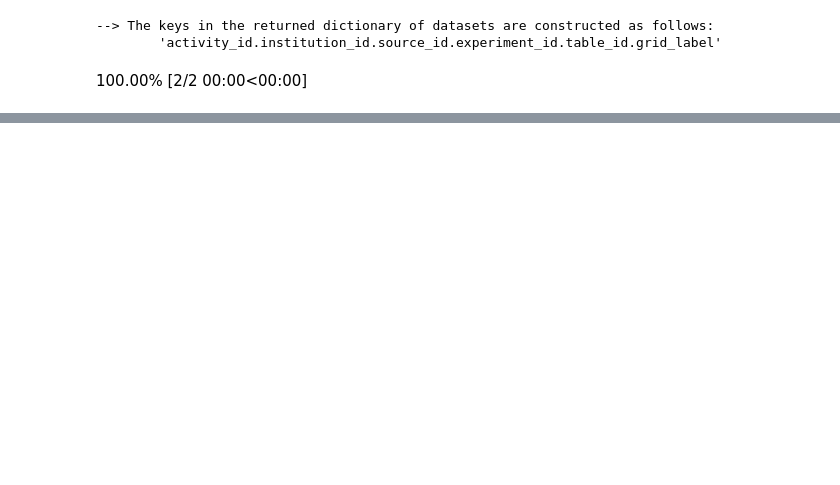
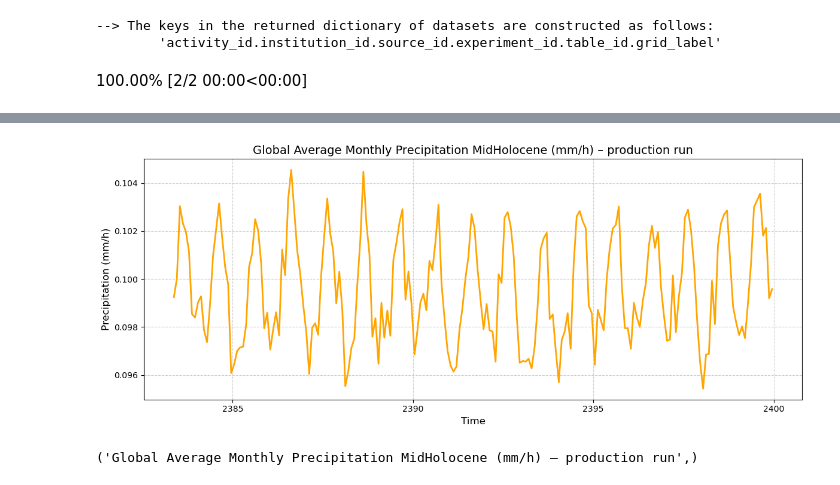
Before and after one commit to KellySavanna/440_PMIP_Modelling, a Jupyter notebook: produce_figures.ipynb, the cells around one changed output, grey strips where cells are left out. Saved outputs shown, nothing was run; the diff lists cells and outputs as text; code cells hidden in the pictures; blank space fills up the shorter version.

```diff
--- a/produce_figures.ipynb
+++ b/produce_figures.ipynb
@@ -101,0 +170,8 @@ ds_holo
+# %%
+holo_monthly = time_series_global_precip(ds_holo.pr, -200)
+plot_timeseries('Global Average Monthly Precipitation MidHolocene (mm/h) – production run', holo_monthly, 'orange', ax=None)
+
+'Global Average Monthly Precipitation MidHolocene (mm/h) – production run',
+# %% [output]
+[figure, added]
+('Global Average Monthly Precipitation MidHolocene (mm/h) – production run',)
```
Also changed, not shown: parts of 13 cells of this notebook.
